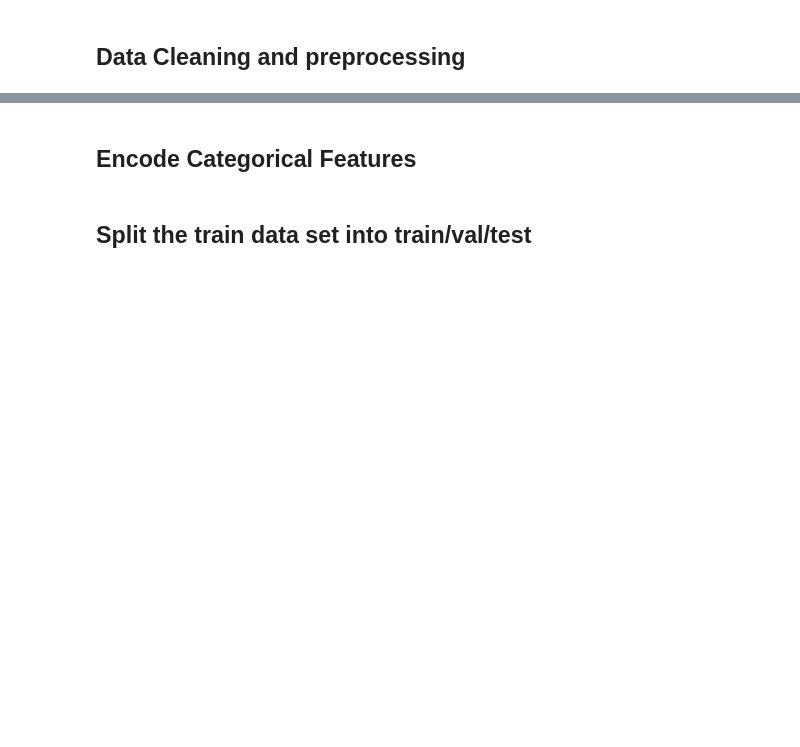
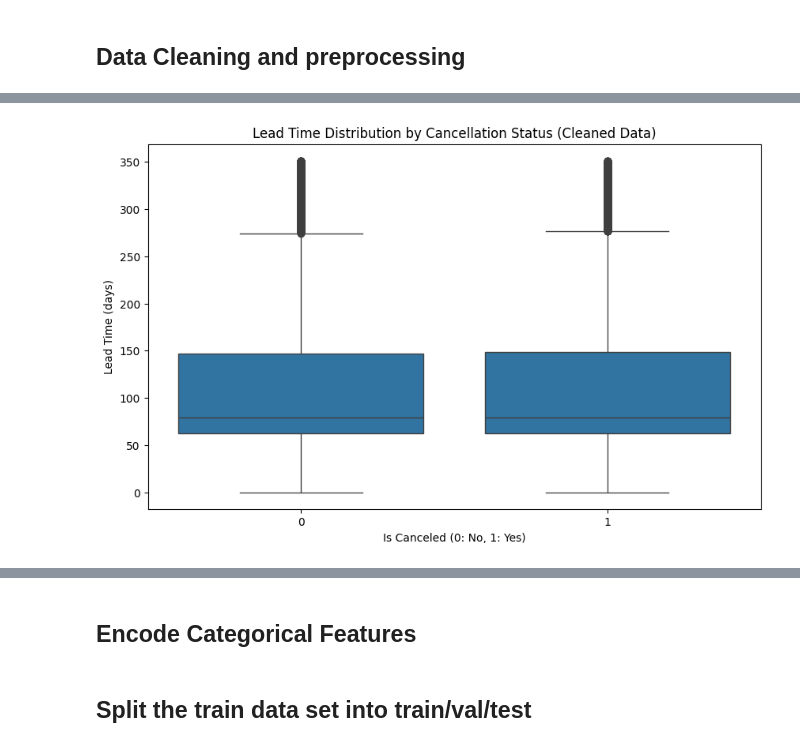
Before and after one commit to Yevheniia-Rudenko/redi_school_ML_AI, a Jupyter notebook: final_project/simple_logistic_regression.ipynb, the cells around one changed output, grey strips where cells are left out. Drawn from its saved outputs; the diff is of its cells as text; code cells hidden in the pictures; blank space fills up the shorter version.

```diff
--- a/final_project/simple_logistic_regression.ipynb
+++ b/final_project/simple_logistic_regression.ipynb
@@ -133,9 +166,37 @@ def remove_outliers(df, columns, threshold=2.0):
         upper_bound = Q3 + threshold * IQR
         df = df[(df[col] >= lower_bound) & (df[col] <= upper_bound)]
     return df
-
-numerical_cols = df_train.select_dtypes(include=['float64', 'int64']).columns.tolist()
-df_train = remove_outliers(df_train, numerical_cols)
+# %%
+#  Feature Engineering
+def feature_engineer(df):
+    df_copy = df.copy()
+    # Total Stay Nights
+    df_copy['total_nights'] = df_copy['stays_in_weekend_nights'] + df_copy['stays_in_week_nights']
+    # Total Guests (Adults + Children + Babies)
+    df_copy['total_guests'] = df_copy['adults'] + df_copy['children'] + df_copy['babies']
+    # Price per person (handle division by zero)
+    df_copy['adr_per_person'] = df_copy.apply(lambda row: row['adr'] / row['total_guests'] if row['total_guests'] > 0 else 0, axis=1)
+    # Ratio of previous cancellations to total previous bookings (handle division by zero)
+    df_copy['cancellation_ratio_prev_bookings'] = df_copy.apply(
+        lambda row: row['previous_cancellations'] / (row['previous_cancellations'] + row['previous_bookings_not_canceled'])
+        if (row['previous_cancellations'] + row['previous_bookings_not_canceled']) > 0 else 0, axis=1
+    )
+    # Is booking made directly by guest vs via agent/company
+    df_copy['is_direct_booking'] = ((df_copy['agent'] == 0) & (df_copy['company'] == 0)).astype(int)
+
+    return df_copy
+
+df_train = feature_engineer(df_train)
+df_test = feature_engineer(df_test)
+# %%
+# outlier removal
+
+numerical_cols_for_outliers = df_train.select_dtypes(include=['float64', 'int64']).columns.tolist()
+numerical_cols_for_outliers = [
+    col for col in numerical_cols_for_outliers
+    if col not in ['id', 'is_canceled', 'total_stay_nights', 'total_guests', 'adr_per_person']
+]
+df_train = remove_outliers(df_train, numerical_cols_for_outliers)
 # %%
 # Save cleaned data to CSV files for reuse
 df_train.to_csv('clean_train.csv', index=False)
@@ -141,0 +204,10 @@ df_train.to_csv('clean_train.csv', index=False)
+# %%
+# Distribution of 'Lead Time' by Cancellation Status (After Cleaning)
+plt.figure(figsize=(10, 6))
+sns.boxplot(x='is_canceled', y='lead_time', data=df_train)
+plt.title('Lead Time Distribution by Cancellation Status (Cleaned Data)')
+plt.xlabel('Is Canceled (0: No, 1: Yes)')
+plt.ylabel('Lead Time (days)')
+plt.show()
+# %% [output]
+[figure, added]
```
Also changed, not shown: parts of 25 cells of this notebook, 7 other files.
